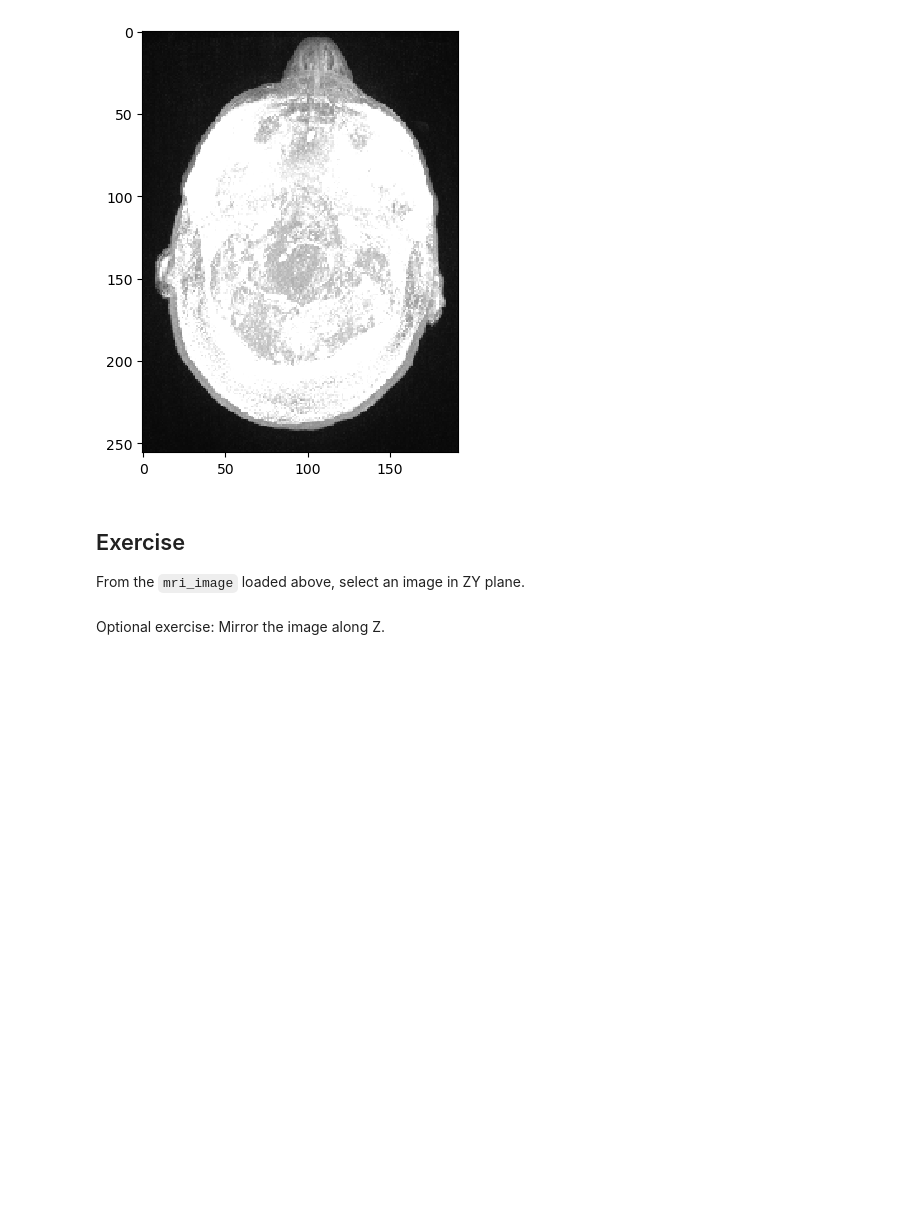
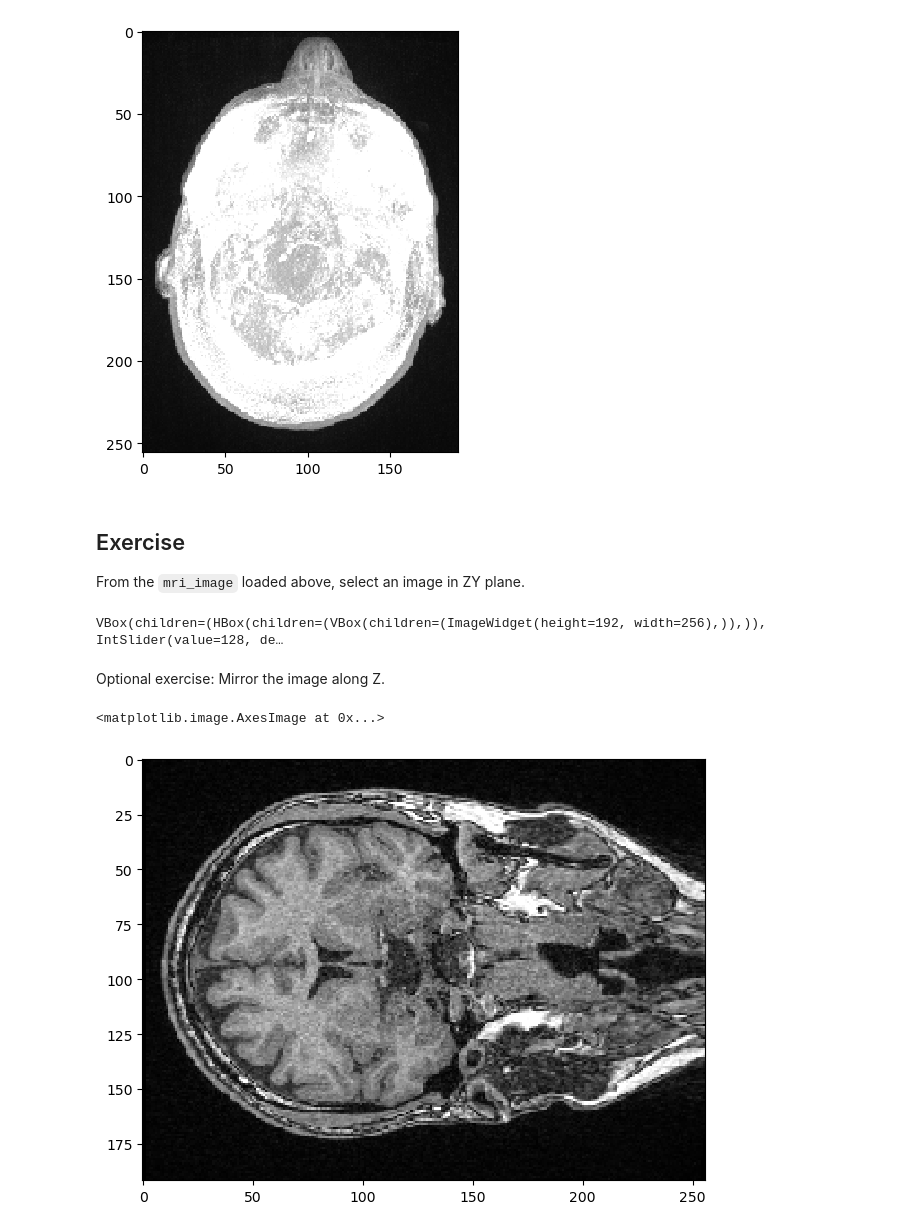
Before and after one commit to ScaDS/BIDS-lecture-2024, a Jupyter notebook: 03b_image_processing/03_inspecting_3d_images.ipynb, the cells around one changed output. Saved outputs shown, nothing was run; the diff lists cells and outputs as text; code cells hidden in the pictures; blank space fills up the shorter version.

```diff
--- a/03b_image_processing/03_inspecting_3d_images.ipynb
+++ b/03b_image_processing/03_inspecting_3d_images.ipynb
@@ -76,5 +76,14 @@ imshow(projection.T)
 # %% [markdown]
 ## Exercise
 From the `mri_image` loaded above, select an image in ZY plane.
+# %%
+stackview.slice(mri_image, axis=-1)
+# %% [output]
+VBox(children=(HBox(children=(VBox(children=(ImageWidget(height=192, width=256),)),)), IntSlider(value=128, de…
 # %% [markdown]
 Optional exercise: Mirror the image along Z.
+# %%
+imshow(mri_image[::-1,:,120])
+# %% [output]
+<matplotlib.image.AxesImage at 0x...>
+[figure, added]
```
Also changed, not shown: 7 other files.
